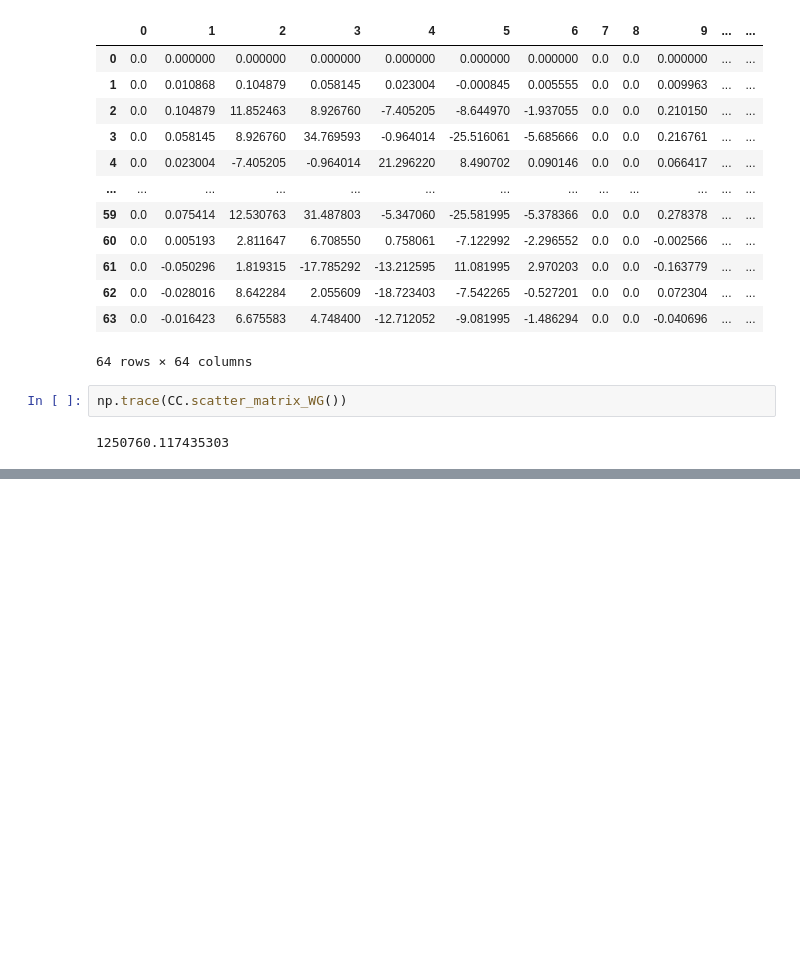
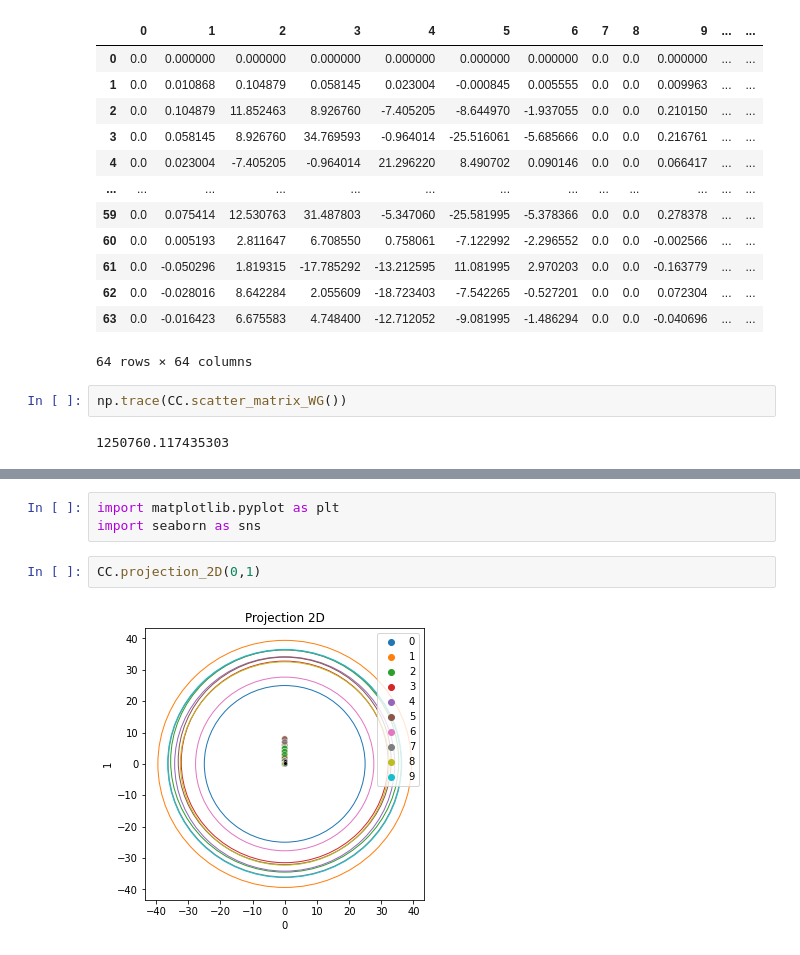
Before and after one commit to Simon-Bertrand/Clusters-Features, a Jupyter notebook: README.ipynb, the cells around one changed output, grey strips where cells are left out. Saved outputs shown, nothing was run; the diff lists cells and outputs as text; blank space fills up the shorter version.

```diff
--- a/README.ipynb
+++ b/README.ipynb
@@ -117,0 +123,7 @@ CC.score_index_info("max")
+# %%
+import matplotlib.pyplot as plt
+import seaborn as sns
+# %%
+CC.projection_2D(0,1)
+# %% [output]
+[figure, added]
```
Also changed, not shown: parts of 30 cells of this notebook, 1 other file.
